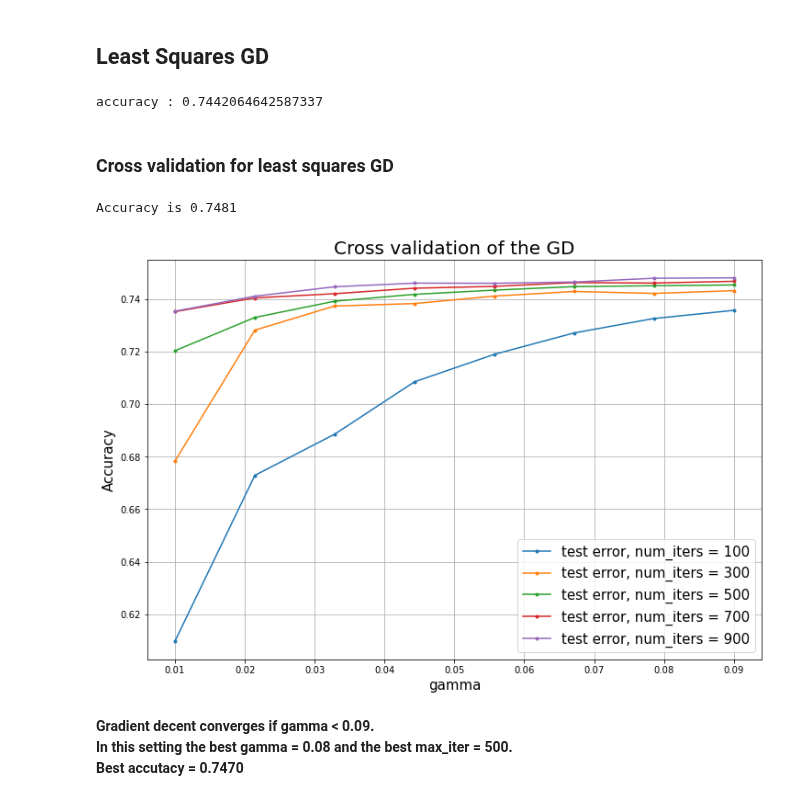
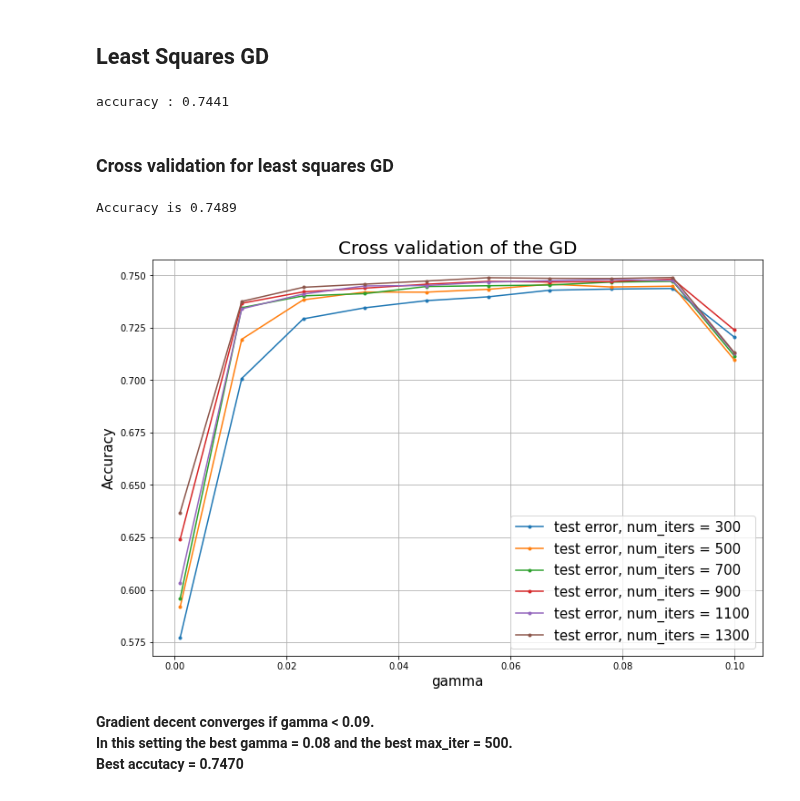
Before and after one commit to SonyaBlinova/ml-project-1-SES, a Jupyter notebook: project_FourGroups.ipynb, the cells around one changed output. Saved outputs shown, nothing was run; the diff lists cells and outputs as text; code cells hidden in the pictures.

Commit message:
fix the data preproccess

```diff
--- a/project_FourGroups.ipynb
+++ b/project_FourGroups.ipynb
@@ -23,9 +28,6 @@ labels, input_data, ids = load_csv_data(DATA_TRAIN_PATH)
 # %%
 # splitting into 4 groups and removing -999
-jet_groups, jet_labels, del_columns = preproccess(input_data, labels)
+x_trains, y_trains, del_columns = preproccess(x_train, y_train)
 # %%
 # remove correlated columns
-jet_groups, del_columns_cor = correletions(jet_groups)
+x_trains, del_columns_cor = correletions(x_trains)
-# %%
-# remove outliers
-jet_groups,jet_labels, means_for_outliers, stds_for_outliers = remove_outliers(jet_groups,jet_labels)
@@ -41,4 +46,4 @@ shape after 21434
 # %%
 # data normalization
-jet_groups, jet_labels, means, stds = normalization(jet_groups, jet_labels)
+x_trains, y_trains, means, stds = normalization(x_trains, y_trains)
 # %% [output]
@@ -75,23 +69,25 @@ for i in range(4):
     y_pred = predict_labels(w, x_tests[i])
     y_preds.append(y_pred)
 
-print("accuracy :", accuracy(np.array(np.concatenate(y_preds)), np.array(np.concatenate(y_tests))))
+y_preds
+
+print("accuracy :", accuracy(np.array(np.concatenate(y_preds)), y_tests))
 # %% [output]
-accuracy : 0.7442064642587337
+accuracy : 0.7441
 # %% [markdown]
 ### Cross validation for least squares GD
 # %%
 # parameters setting
 type_ = 'GD'
-bd_left = -2
-bd_right = -2
+bd_left = -3
+bd_right = -1
 # grid for hyperparameters
-gammas = np.linspace(10**bd_left, 9*10**bd_right, 8)
-max_iters = np.arange(100, 1100, 200)
+gammas = np.linspace(10**bd_left, 10**bd_right, 10)
+max_iters = np.arange(300, 1500, 200)
 cross_validation_demo(type_=type_, y=jet_labels, tx=jet_groups, bd_left=bd_left, bd_right=bd_right, gammas=gammas, max_iters=max_iters, seed=seed)
 # %% [output]
-Accuracy is 0.7481
+Accuracy is 0.7489
-[figure, old version]
+[figure, new version]
 # %% [markdown]
 **Gradient decent converges if gamma < 0.09.
 In this setting the best gamma = 0.08 and the best max_iter = 500.
```
Also changed, not shown: parts of 14 cells of this notebook, 1 other file.
